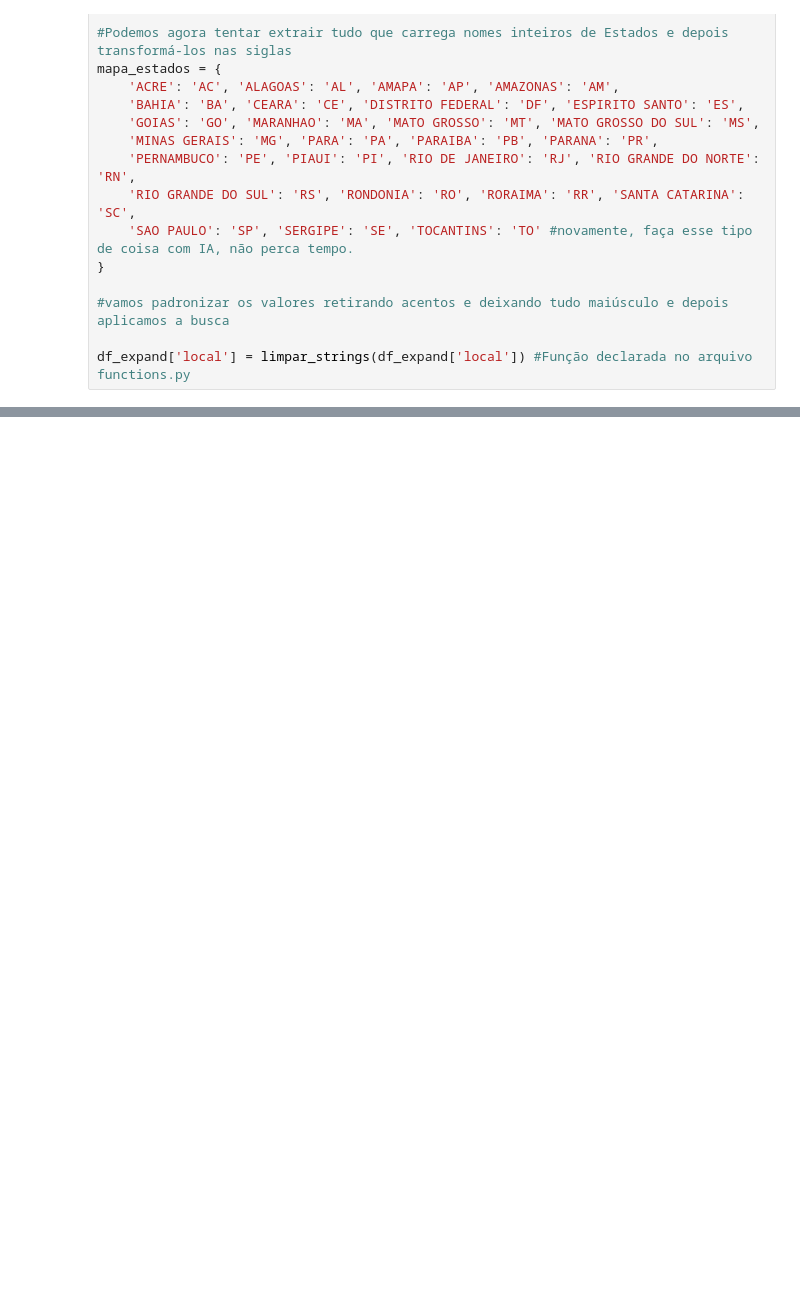
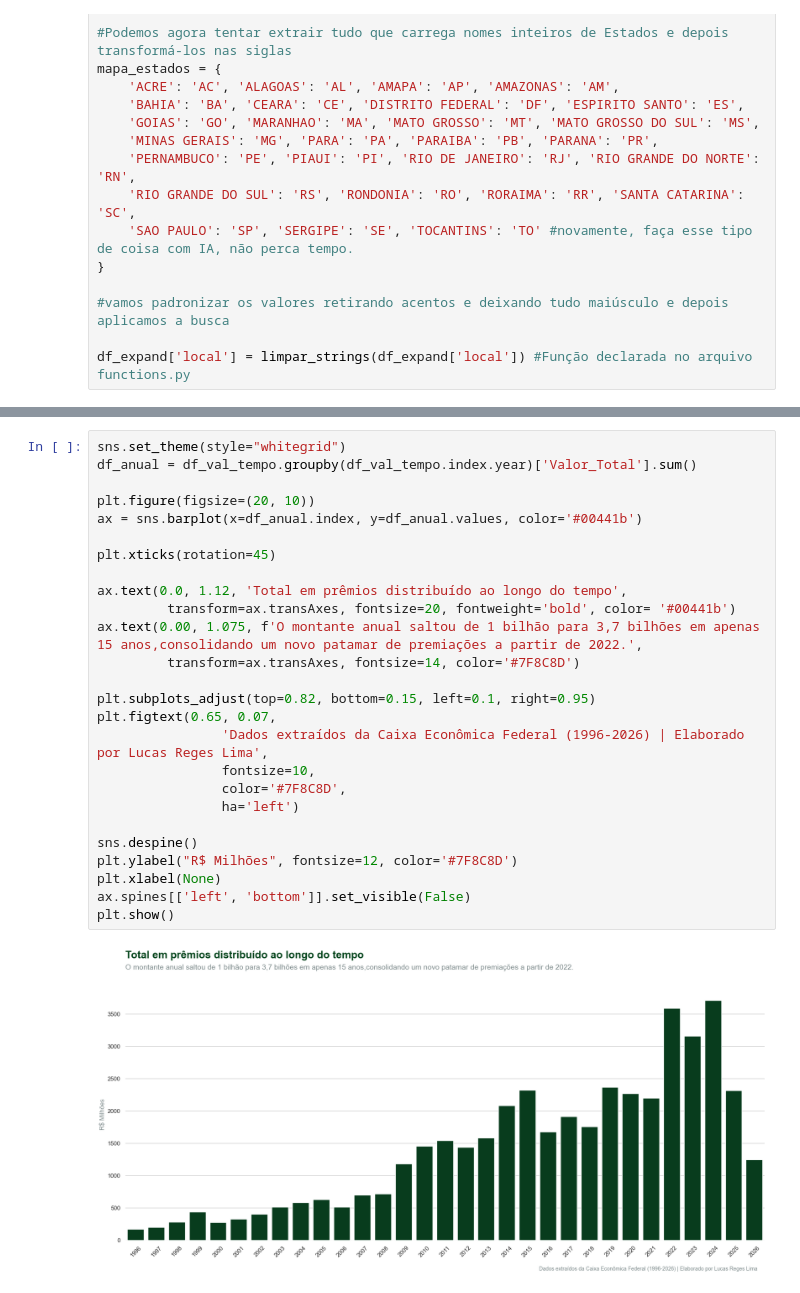
Before and after one commit to zf0rest/megasena_science, a Jupyter notebook: notebooks/analise.ipynb, the cells around one changed output, grey strips where cells are left out. Drawn from its saved outputs; the diff is of its cells as text; blank space fills up the shorter version.

```diff
--- a/notebooks/analise.ipynb
+++ b/notebooks/analise.ipynb
@@ -629,0 +569,28 @@ geo_x_bar(dataframe=df_gpd, #Ver função no arquivo functions.py
+# %%
+sns.set_theme(style="whitegrid")
+df_anual = df_val_tempo.groupby(df_val_tempo.index.year)['Valor_Total'].sum()
+
+plt.figure(figsize=(20, 10))
+ax = sns.barplot(x=df_anual.index, y=df_anual.values, color='#00441b')
+
+plt.xticks(rotation=45)
+
+ax.text(0.0, 1.12, 'Total em prêmios distribuído ao longo do tempo',
+         transform=ax.transAxes, fontsize=20, fontweight='bold', color= '#00441b')
+ax.text(0.00, 1.075, f'O montante anual saltou de 1 bilhão para 3,7 bilhões em apenas 15 anos,consolidando um novo patamar de premiações a partir de 2022.',
+         transform=ax.transAxes, fontsize=14, color='#7F8C8D')
+
+plt.subplots_adjust(top=0.82, bottom=0.15, left=0.1, right=0.95)
+plt.figtext(0.65, 0.07,
+                'Dados extraídos da Caixa Econômica Federal (1996-2026) | Elaborado por Lucas Reges Lima',
+                fontsize=10,
+                color='#7F8C8D',
+                ha='left')
+
+sns.despine()
+plt.ylabel("R$ Milhões", fontsize=12, color='#7F8C8D')
+plt.xlabel(None)
+ax.spines[['left', 'bottom']].set_visible(False)
+plt.show()
+# %% [output]
+[figure, added]
```
Also changed, not shown: parts of 13 cells of this notebook, 1 other file.
